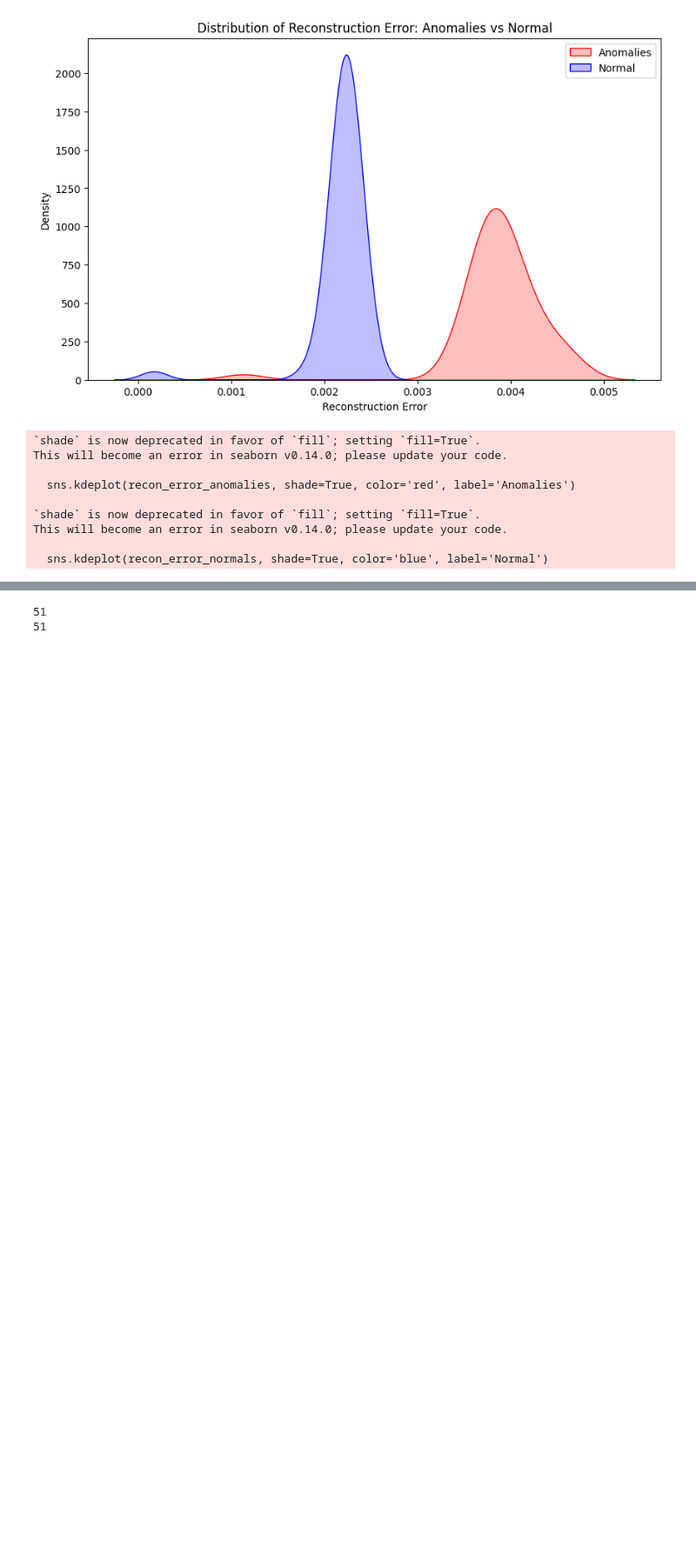
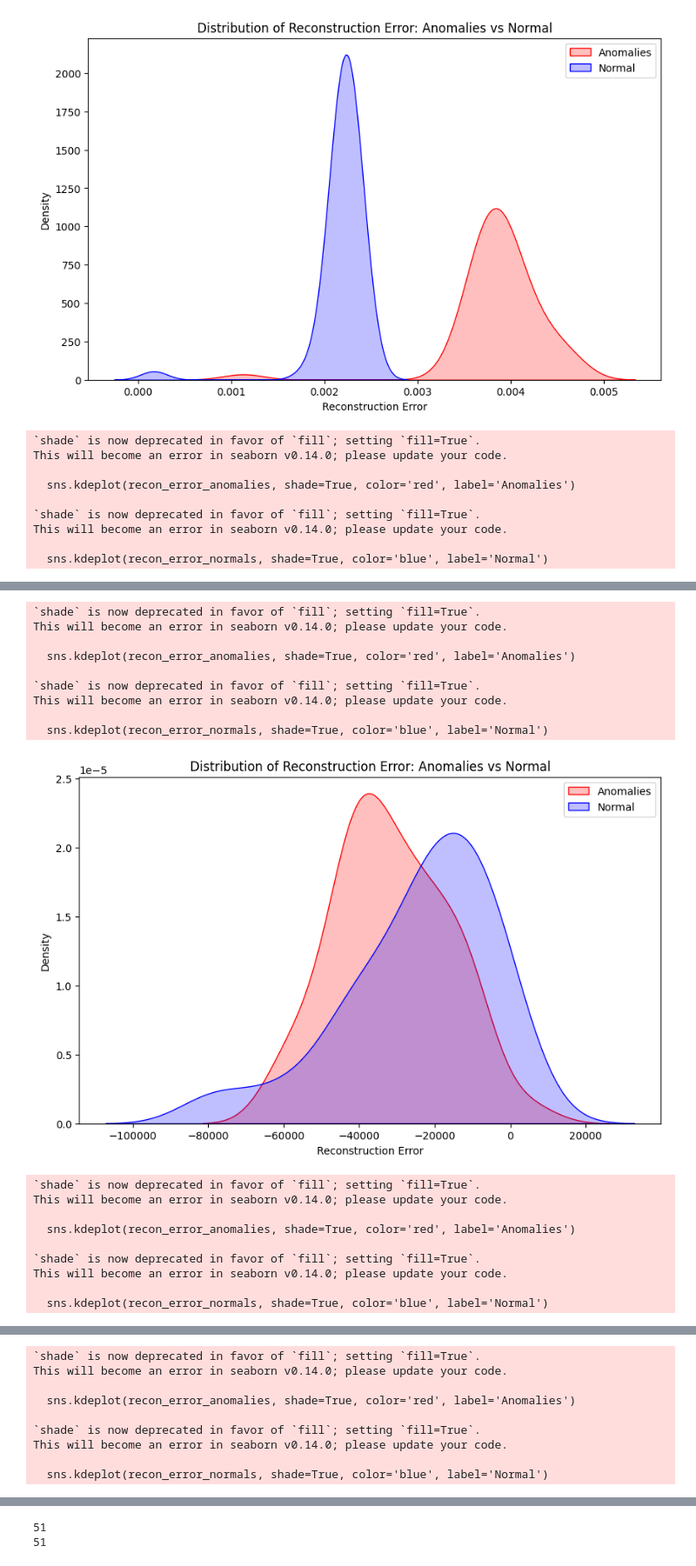
Before and after one commit to annatn998/Pytorch-Convolutional-AutoEncoder, a Jupyter notebook: notebook_exploration.ipynb, the cells around one changed output, grey strips where cells are left out. Shown at 87% size. Saved outputs shown, nothing was run; the diff lists cells and outputs as text; code cells hidden in the pictures; blank space fills up the shorter version.

```diff
--- a/notebook_exploration.ipynb
+++ b/notebook_exploration.ipynb
@@ -217,40 +217,60 @@ This will become an error in seaborn v0.14.0; please update your code.
 # %%
 import matplotlib.pyplot as plt
 import seaborn as sns
 
+for h in different_heights:
 # Example lists: replace with your actual data
-recon_error_anomalies = kde_results['height_0.1']['density_list_anomaly']
-recon_error_normals = kde_results['height_0.1']['density_list']
+    recon_error_anomalies = kde_results[f'height_{h}']['density_list_anomaly']
+    recon_error_normals = kde_results[f'height_{h}']['density_list']
 
-# Create a figure
-plt.figure(figsize=(10, 6))
+    # Create a figure
+    plt.figure(figsize=(10, 6))
 
-# Plot KDE for anomalies
-sns.kdeplot(recon_error_anomalies, shade=True, color='red', label='Anomalies')
+    # Plot KDE for anomalies
+    sns.kdeplot(recon_error_anomalies, shade=True, color='red', label='Anomalies')
 
-# # Plot KDE for normal images
-sns.kdeplot(recon_error_normals, shade=True, color='blue', label='Normal')
+    # # Plot KDE for normal images
+    sns.kdeplot(recon_error_normals, shade=True, color='blue', label='Normal')
 
-# Optionally, also show histograms
-# plt.hist(recon_error_anomalies, bins=30, alpha=0.3, color='red')
-# plt.hist(recon_error_normals, bins=30, alpha=0.3, color='blue')
+    # Optionally, also show histograms
+    # plt.hist(recon_error_anomalies, bins=30, alpha=0.3, color='red')
+    # plt.hist(recon_error_normals, bins=30, alpha=0.3, color='blue')
 
-# Add labels and title
-plt.xlabel('Reconstruction Error')
-plt.ylabel('Density')
-plt.title('Distribution of Reconstruction Error: Anomalies vs Normal')
-plt.legend()
+    # Add labels and title
+    plt.xlabel('Reconstruction Error')
+    plt.ylabel('Density')
+    plt.title('Distribution of Reconstruction Error: Anomalies vs Normal')
+    plt.legend()
 
-# Show plot
-plt.show()
+    # Show plot
+    plt.show()
 # %% [output]
 `shade` is now deprecated in favor of `fill`; setting `fill=True`.
 This will become an error in seaborn v0.14.0; please update your code.
 
   sns.kdeplot(recon_error_anomalies, shade=True, color='red', label='Anomalies')
 
 `shade` is now deprecated in favor of `fill`; setting `fill=True`.
 This will become an error in seaborn v0.14.0; please update your code.
 
   sns.kdeplot(recon_error_normals, shade=True, color='blue', label='Normal')
 [figure]
+`shade` is now deprecated in favor of `fill`; setting `fill=True`.
+This will become an error in seaborn v0.14.0; please update your code.
+
+  sns.kdeplot(recon_error_anomalies, shade=True, color='red', label='Anomalies')
+
+`shade` is now deprecated in favor of `fill`; setting `fill=True`.
+This will become an error in seaborn v0.14.0; please update your code.
+
+  sns.kdeplot(recon_error_normals, shade=True, color='blue', label='Normal')
+[figure, added]
+`shade` is now deprecated in favor of `fill`; setting `fill=True`.
+This will become an error in seaborn v0.14.0; please update your code.
+
+  sns.kdeplot(recon_error_anomalies, shade=True, color='red', label='Anomalies')
+
+`shade` is now deprecated in favor of `fill`; setting `fill=True`.
+This will become an error in seaborn v0.14.0; please update your code.
+
+  sns.kdeplot(recon_error_normals, shade=True, color='blue', label='Normal')
@@ -256,0 +278,9 @@ This will become an error in seaborn v0.14.0; please update your code.
+`shade` is now deprecated in favor of `fill`; setting `fill=True`.
+This will become an error in seaborn v0.14.0; please update your code.
+
+  sns.kdeplot(recon_error_anomalies, shade=True, color='red', label='Anomalies')
+
+`shade` is now deprecated in favor of `fill`; setting `fill=True`.
+This will become an error in seaborn v0.14.0; please update your code.
+
+  sns.kdeplot(recon_error_normals, shade=True, color='blue', label='Normal')
```
Also changed, not shown: parts of 4 cells of this notebook, 1 other file.
